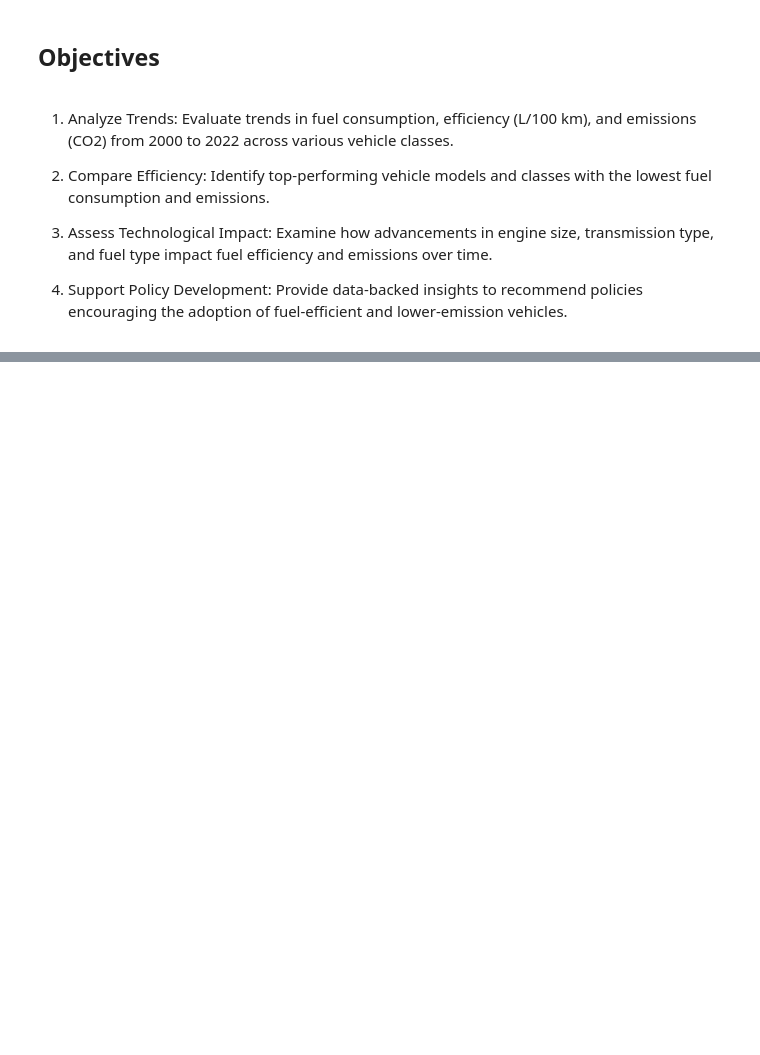
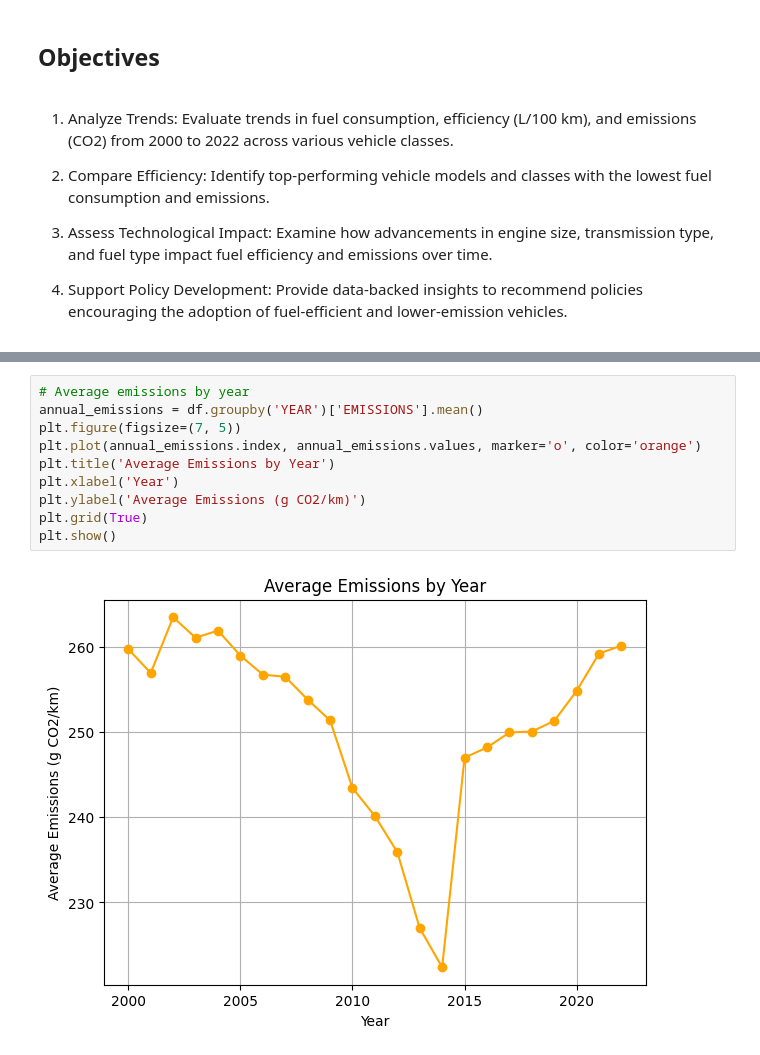
Before and after one commit to WambuiMunene/Phase2-Project_Group-4, a Jupyter notebook: Notebooks/Kelvin.ipynb, the cells around one changed output, grey strips where cells are left out. Cells and saved outputs as stored; diff of their text form; blank space fills up the shorter version.

```diff
--- a/Notebooks/Kelvin.ipynb
+++ b/Notebooks/Kelvin.ipynb
@@ -18,0 +118,12 @@ Fuel consumption and emissions from motor vehicles significantly contribute to e
+# %%
+# Average emissions by year
+annual_emissions = df.groupby('YEAR')['EMISSIONS'].mean()
+plt.figure(figsize=(7, 5))
+plt.plot(annual_emissions.index, annual_emissions.values, marker='o', color='orange')
+plt.title('Average Emissions by Year')
+plt.xlabel('Year')
+plt.ylabel('Average Emissions (g CO2/km)')
+plt.grid(True)
+plt.show()
+# %% [output]
+[figure, added]
```
Also changed, not shown: parts of 19 cells of this notebook.
